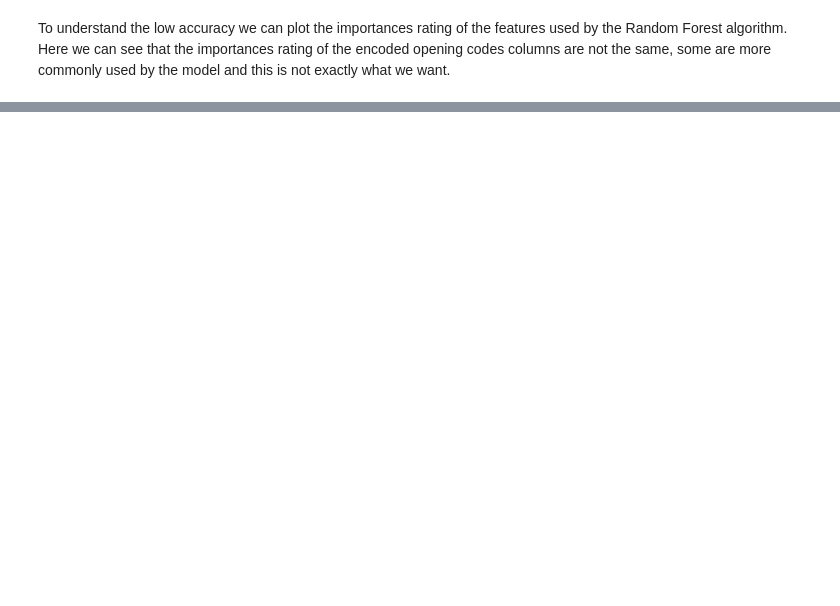
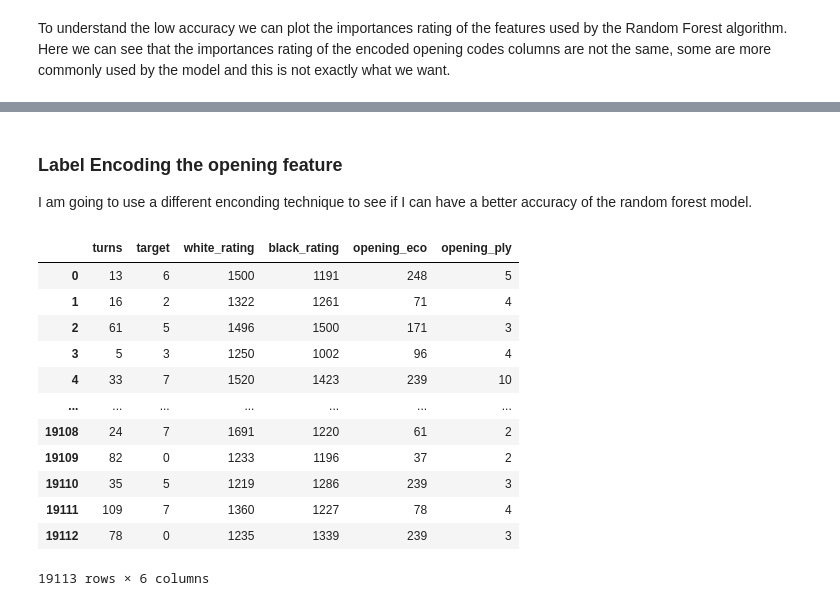
Before and after one commit to robinmoon2/AI_Application_HY, a Jupyter notebook: Chess_Project/Elite_MlPrediction.ipynb, the cells around one changed output, grey strips where cells are left out. Saved outputs shown, nothing was run; the diff lists cells and outputs as text; code cells hidden in the pictures; blank space fills up the shorter version.

```diff
--- a/Chess_Project/Elite_MlPrediction.ipynb
+++ b/Chess_Project/Elite_MlPrediction.ipynb
@@ -161,0 +172,20 @@ for value in plot.containers:
+# %% [markdown]
+### Label Encoding the opening feature
+I am going to use a different enconding technique to see if I can have a better accuracy of the random forest model.
+# %%
+dataset['opening_eco'] = le.fit_transform(dataset['opening_eco'])
+dataset
+# %% [output]
+|  | turns | target | white_rating | black_rating | opening_eco | opening_ply |
+| 0 | 13 | 6 | 1500 | 1191 | 248 | 5 |
+| 1 | 16 | 2 | 1322 | 1261 | 71 | 4 |
+| 2 | 61 | 5 | 1496 | 1500 | 171 | 3 |
+| 3 | 5 | 3 | 1250 | 1002 | 96 | 4 |
+| 4 | 33 | 7 | 1520 | 1423 | 239 | 10 |
+| ... | ... | ... | ... | ... | ... | ... |
+| 19108 | 24 | 7 | 1691 | 1220 | 61 | 2 |
+| 19109 | 82 | 0 | 1233 | 1196 | 37 | 2 |
+| 19110 | 35 | 5 | 1219 | 1286 | 239 | 3 |
+| 19111 | 109 | 7 | 1360 | 1227 | 78 | 4 |
+| 19112 | 78 | 0 | 1235 | 1339 | 239 | 3 |
+19113 rows × 6 columns
```
Also changed, not shown: parts of 7 cells of this notebook.
